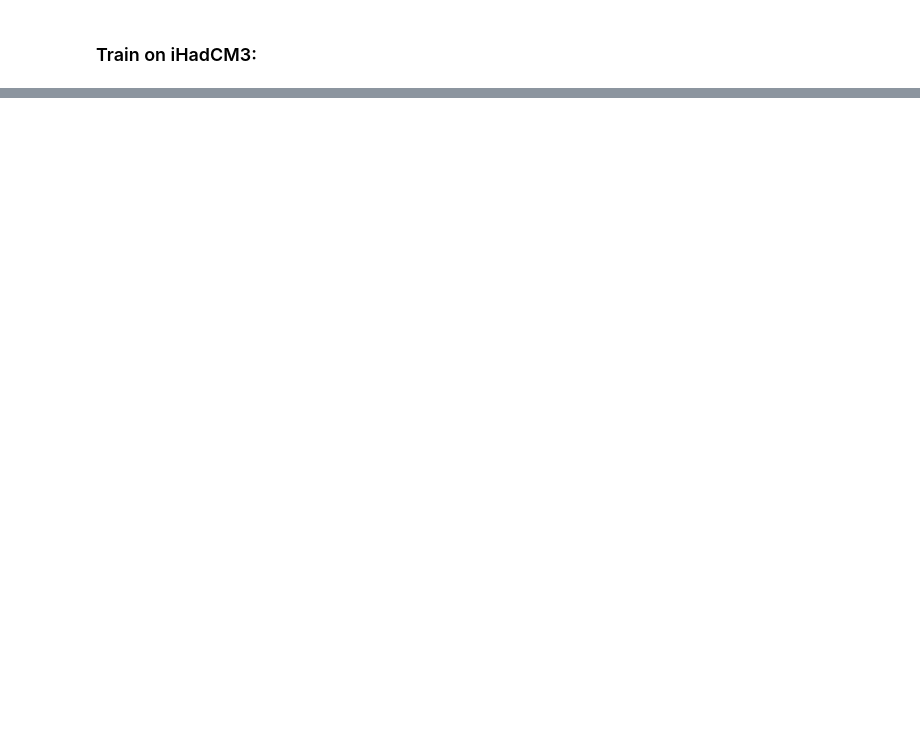
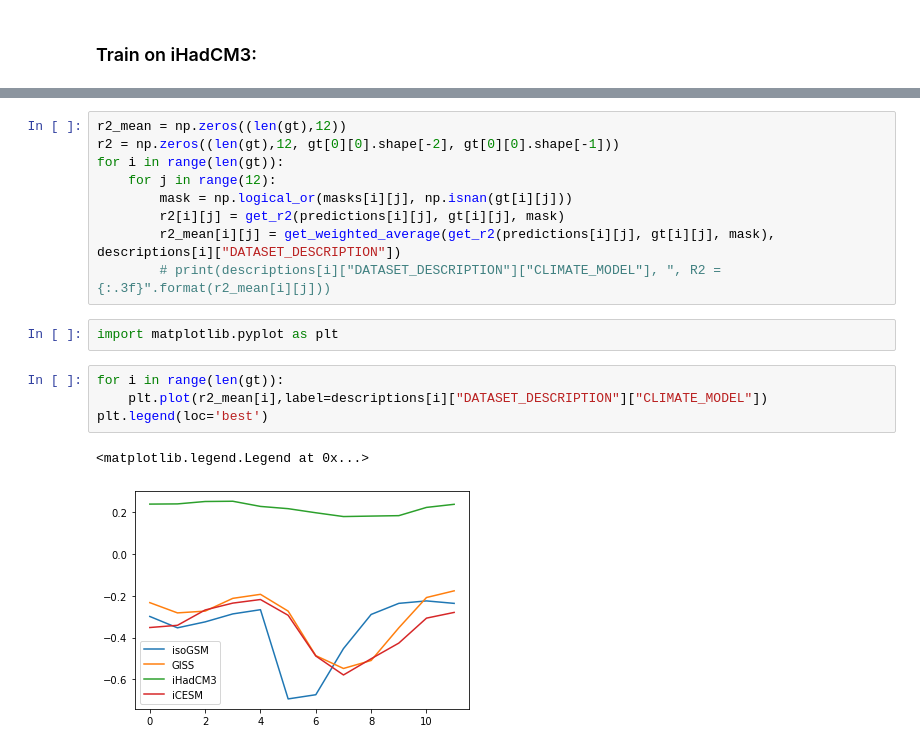
Before and after one commit to jonathanwider/isoEm, a Jupyter notebook: Test_crossprediction.ipynb, the cells around one changed output, grey strips where cells are left out. Drawn from its saved outputs; the diff is of its cells as text; blank space fills up the shorter version.

```diff
--- a/Test_crossprediction.ipynb
+++ b/Test_crossprediction.ipynb
@@ -925,0 +905,18 @@ plt.show()
+# %%
+r2_mean = np.zeros((len(gt),12))
+r2 = np.zeros((len(gt),12, gt[0][0].shape[-2], gt[0][0].shape[-1]))
+for i in range(len(gt)):
+    for j in range(12):
+        mask = np.logical_or(masks[i][j], np.isnan(gt[i][j]))
+        r2[i][j] = get_r2(predictions[i][j], gt[i][j], mask)
+        r2_mean[i][j] = get_weighted_average(get_r2(predictions[i][j], gt[i][j], mask), descriptions[i]["DATASET_DESCRIPTION"])
+        # print(descriptions[i]["DATASET_DESCRIPTION"]["CLIMATE_MODEL"], ", R2 = {:.3f}".format(r2_mean[i][j]))
+# %%
+import matplotlib.pyplot as plt
+# %%
+for i in range(len(gt)):
+    plt.plot(r2_mean[i],label=descriptions[i]["DATASET_DESCRIPTION"]["CLIMATE_MODEL"])
+plt.legend(loc='best')
+# %% [output]
+<matplotlib.legend.Legend at 0x...>
+[figure, added]
```
Also changed, not shown: parts of 41 cells of this notebook, 6 other files.
